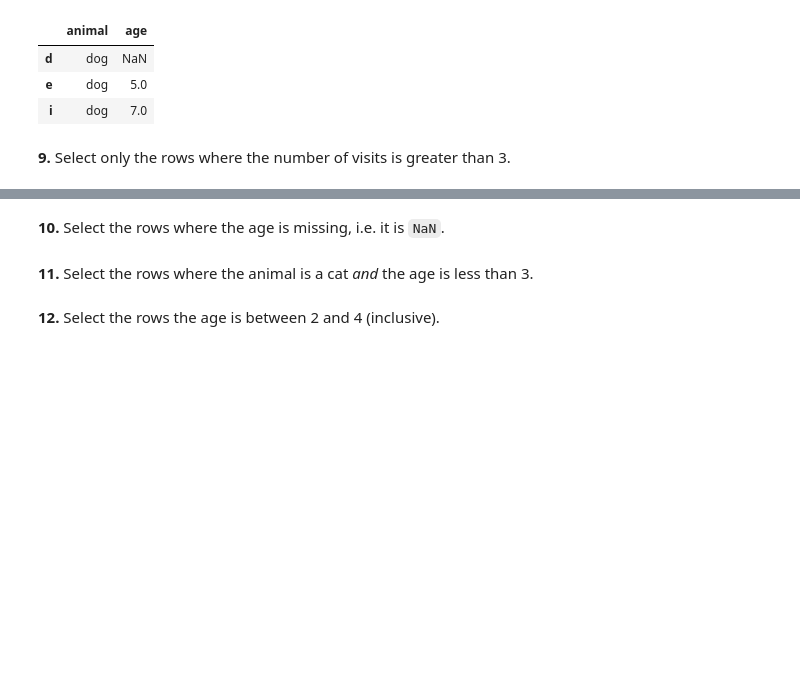
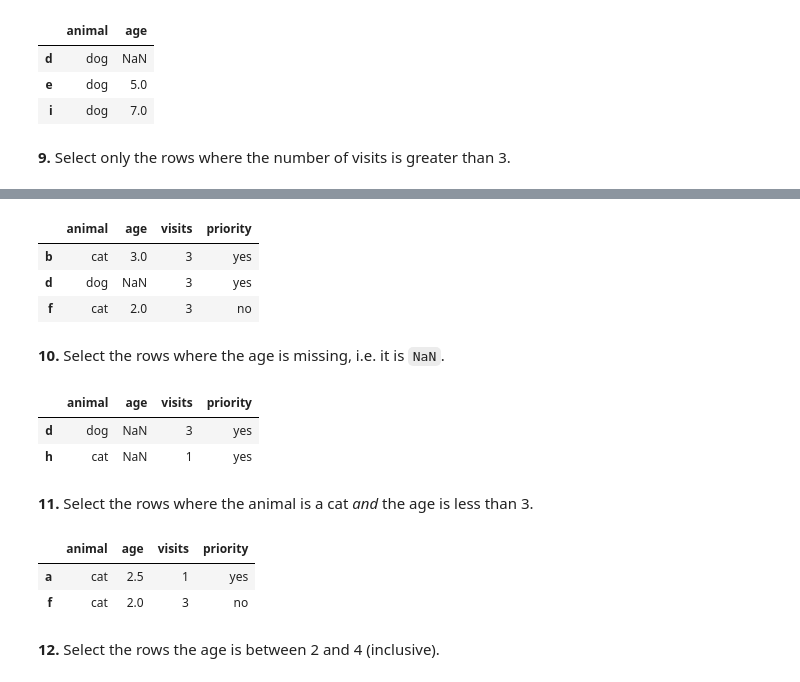
Before and after one commit to herbguy/Python-Practice, a Jupyter notebook: 100_pandas_puzzles.ipynb, the cells around one changed output, grey strips where cells are left out. Drawn from its saved outputs; the diff is of its cells as text; code cells hidden in the pictures; blank space fills up the shorter version.

```diff
--- a/100_pandas_puzzles.ipynb
+++ b/100_pandas_puzzles.ipynb
@@ -163,6 +150,25 @@ Name: visits, dtype: bool
+# %%
+df[df['visits']>=3]
+# %% [output]
+|  | animal | age | visits | priority |
+| b | cat | 3.0 | 3 | yes |
+| d | dog | NaN | 3 | yes |
+| f | cat | 2.0 | 3 | no |
 # %% [markdown]
 **10.** Select the rows where the age is missing, i.e. it is `NaN`.
+# %%
+df[df['age'].isna()]
+# %% [output]
+|  | animal | age | visits | priority |
+| d | dog | NaN | 3 | yes |
+| h | cat | NaN | 1 | yes |
 # %% [markdown]
 **11.** Select the rows where the animal is a cat *and* the age is less than 3.
+# %%
+df[(df['animal'] == 'cat') & (df['age'] < 3)]
+# %% [output]
+|  | animal | age | visits | priority |
+| a | cat | 2.5 | 1 | yes |
+| f | cat | 2.0 | 3 | no |
 # %% [markdown]
 **12.** Select the rows the age is between 2 and 4 (inclusive).
```
Also changed, not shown: parts of 12 cells of this notebook.
